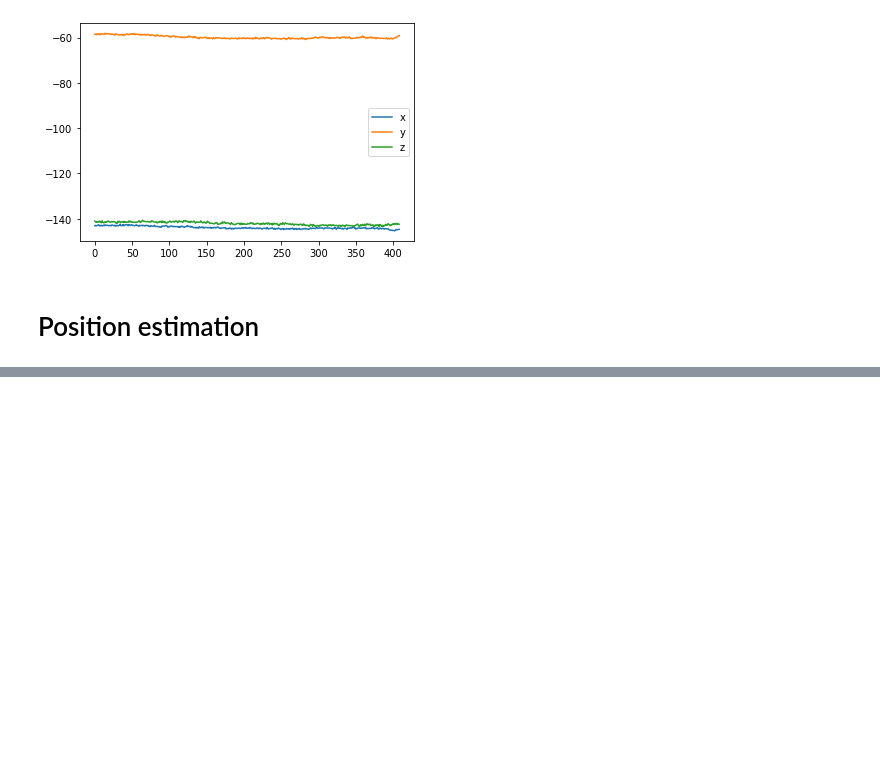
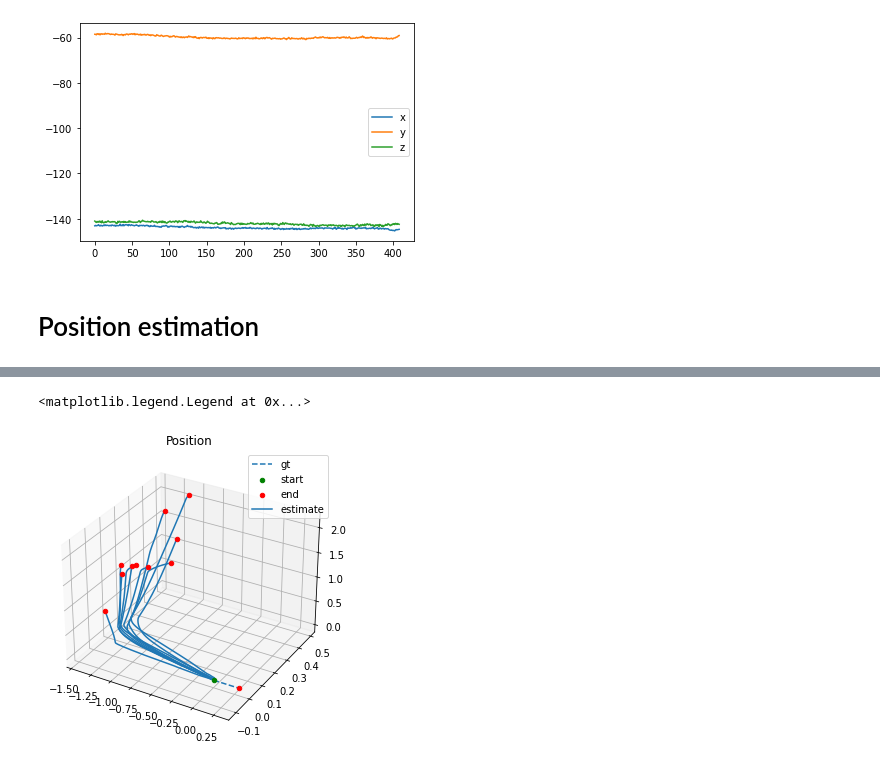
Before and after one commit to 17attert/abacus-imu-experiments, a Jupyter notebook: notebooks/position_estimation_multi_session_comparison.ipynb, the cells around one changed output, grey strips where cells are left out. Drawn from its saved outputs; the diff is of its cells as text; code cells hidden in the pictures; blank space fills up the shorter version.

Commit message:
feat: Added multi-session plotting output

```diff
--- a/notebooks/position_estimation_multi_session_comparison.ipynb
+++ b/notebooks/position_estimation_multi_session_comparison.ipynb
@@ -92,7 +90,7 @@ session_uuids_experiment_7 = [
 ]
 
 # Select session uuid:
-session_uuids = session_uuids_experiment_5
+session_uuids = session_uuids_experiment_6
 
 # IMU data
 parent_path = os.path.abspath(os.path.join(os.getcwd(), os.pardir))
@@ -280,3 +278,19 @@ for magnetometer in raw_magnetometers:
 [figure]
 # %% [markdown]
 # Position estimation
+# %%
+# Time delta calculation
+# Calculate the average time delta between sensor measurements
+time_axes = []
+dts = []
+for timestamp in timestamps:
+    time_axes.append(np.array([datetime.datetime.strptime(x[0], '%Y-%m-%d:%H:%M:%S.%f') for x in timestamp]))
+
+    deltas = []
+    for i in range(len(time_axes[-1]) - 1):
+        deltas.append(calculate_delta(time_axes[-1][i+1], time_axes[-1][i]))
+
+    dt = np.array(deltas).mean()
+    print("Average sample period:\t", dt, "(s)")
+
+    dts.append(dt)
@@ -282,0 +308,43 @@ for magnetometer in raw_magnetometers:
+# %%
+fig = plt.figure()
+ax = Axes3D(fig)
+plt.title('Position')
+
+N = len(user_accelerations[0].x.values)
+gt_pos = [
+    np.zeros(N),
+    np.linspace(0, 0.30, N, endpoint=True),
+    np.zeros(N)
+]
+ax.plot3D(gt_pos[0], gt_pos[1], gt_pos[2], linestyle = '--', color="tab:blue")
+
+# Start and endpoints
+ax.scatter(gt_pos[0][0], gt_pos[1][0], gt_pos[2][0], color='green', marker='o')
+ax.scatter(gt_pos[0][-1], gt_pos[1][-1], gt_pos[2][-1], color='red', marker='o')
+
+for i in range(len(user_accelerations)):
+    acceleration = []
+    acceleration.append(np.array([convert_accelerometer(a) for a in user_accelerations[i].x.values]))
+    acceleration.append(np.array([convert_accelerometer(a) for a in user_accelerations[i].y.values]))
+    acceleration.append(np.array([convert_accelerometer(a) for a in user_accelerations[i].z.values]))
+
+    velocity = []
+    velocity.append(numericalIntegration(y=acceleration[0], dx=dts[i]))
+    velocity.append(numericalIntegration(y=acceleration[1], dx=dts[i]))
+    velocity.append(numericalIntegration(y=acceleration[2], dx=dts[i]))
+
+    position = []
+    position.append(numericalIntegration(y=velocity[0], dx=dts[i]))
+    position.append(numericalIntegration(y=velocity[1], dx=dts[i]))
+    position.append(numericalIntegration(y=velocity[2], dx=dts[i]))
+
+    ax.plot3D(position[0], position[1], position[2], color="tab:blue")
+
+    # End point
+    ax.scatter(position[0][-1], position[1][-1], position[2][-1], color='red', marker='o')
+
+
+plt.legend(["gt", "start", "end", "estimate"], loc="upper right")
+# %% [output]
+<matplotlib.legend.Legend at 0x...>
+[figure, added]
```
Also changed, not shown: parts of 2 cells of this notebook.
